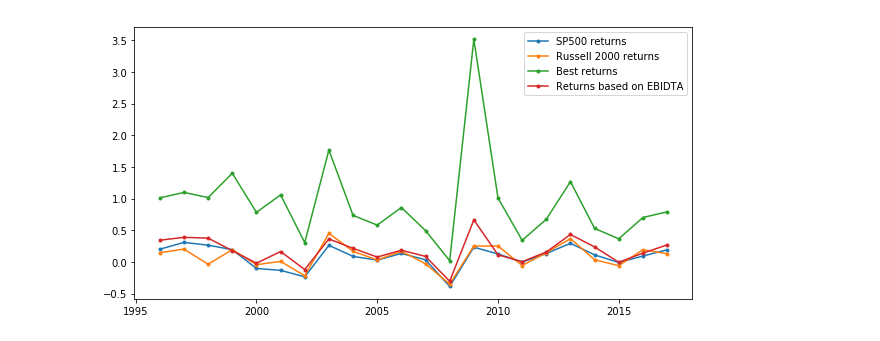
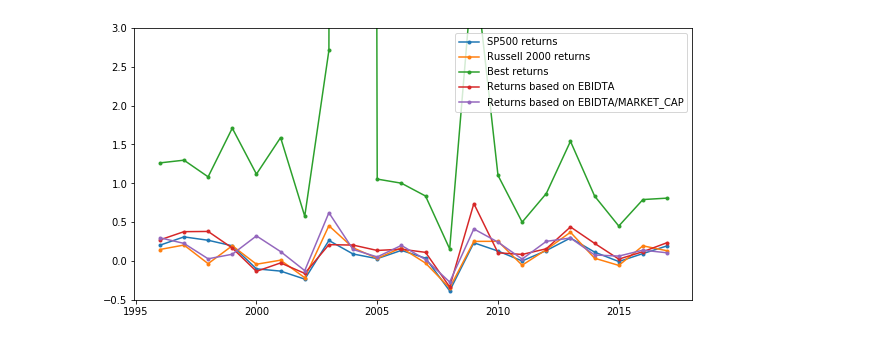
Before and after one commit to EAI-Quant/Universe, a Jupyter notebook: data.ipynb, the cells around one changed output. Drawn from its saved outputs; the diff is of its cells as text; code cells hidden in the pictures.

```diff
--- a/data.ipynb
+++ b/data.ipynb
@@ -91,19 +111,22 @@ def calc_returns(stocks, year, db):
 # %%
 # 1996 <= year <= 2017
 def compare_returns(year, sp500_returns, r2000_returns, all_stocks, db):
-    sp500 = sp500_returns[year-1996]
-    r2000 = r2000_returns[year-1996]
 
     rdf = calc_returns(all_stocks, year, db)
     rdf = rdf.sort_values(by=['Returns'], ascending=False).head(20)
     ideal = rdf['Returns'].sum()/20
 
-    edf = get_annual_features_dataframe(stocks, ['EBITDA'], year, db)
+    edf = get_annual_features_dataframe(all_stocks, ['EBITDA'], year, db)
     edf = edf.sort_values(by='EBITDA', ascending=False).head(20)
     edf_r = calc_returns(edf['Stock'], year, db)
     test = edf_r['Returns'].sum()/20
 
-    return sp500, r2000, ideal, test
+    aedf = calc_adjusted_ebidta(all_stocks, year, db)
+    aedf = aedf.sort_values(by='Adjusted EBIDTA', ascending=False).head(20)
+    aedf_r = calc_returns(aedf['Stock'], year, db)
+    test2 = aedf_r['Returns'].sum()/20
+
+    return ideal, test, test2
 # %%
 # from http://www.1stock1.com/1stock1_141.htm
 # from 1996 to 2017 (1995's annual ending price to 2017's annual ending price)
@@ -116,25 +139,27 @@ r2000_returns = [0.1476, 0.2052, -0.0345, 0.1962, -0.042, 0.0103, -0.2158, 0.453
                  -0.0275, -0.3480, 0.2522, 0.2531, -0.0545, 0.1463, 0.37, 0.0353, -0.0571, 0.1948, 0.1314]
 
 years = range(1996, 2018)
+stocks = db.list_collection_names()
 
-s_points = [0 for _ in years]
-r_points = [0 for _ in years]
 i_points = [0 for _ in years]
 t_points = [0 for _ in years]
+n_points = [0 for _ in years]
 
 for year in years:
-    s, r, i, t = compare_returns(year, sp500_returns, r2000_returns, stocks, db)
-    s_points[year-1996] = s
-    r_points[year-1996] = r
+    i, t, n = compare_returns(year, sp500_returns, r2000_returns, stocks, db)
     i_points[year-1996] = i
     t_points[year-1996] = t
+    n_points[year-1996] = n
 # %%
 plt.figure(figsize=(10,5))
-plt.plot(years, s_points, marker='.')
-plt.plot(years, r_points, marker='.')
+plt.ylim(-0.5, 3)
+plt.plot(years, sp500_returns, marker='.')
+plt.plot(years, r2000_returns, marker='.')
 plt.plot(years, i_points, marker='.')
 plt.plot(years, t_points, marker='.')
-plt.legend(['SP500 returns', 'Russell 2000 returns', 'Best returns', 'Returns based on EBIDTA'])
+plt.plot(years, n_points, marker='.')
+plt.legend(['SP500 returns', 'Russell 2000 returns', 'Best returns', 'Returns based on EBIDTA',
+            'Returns based on EBIDTA/MARKET_CAP'])
 plt.show()
 # %% [output]
-[figure, old version]
+[figure, new version]
```
Also changed, not shown: parts of 4 cells of this notebook.
